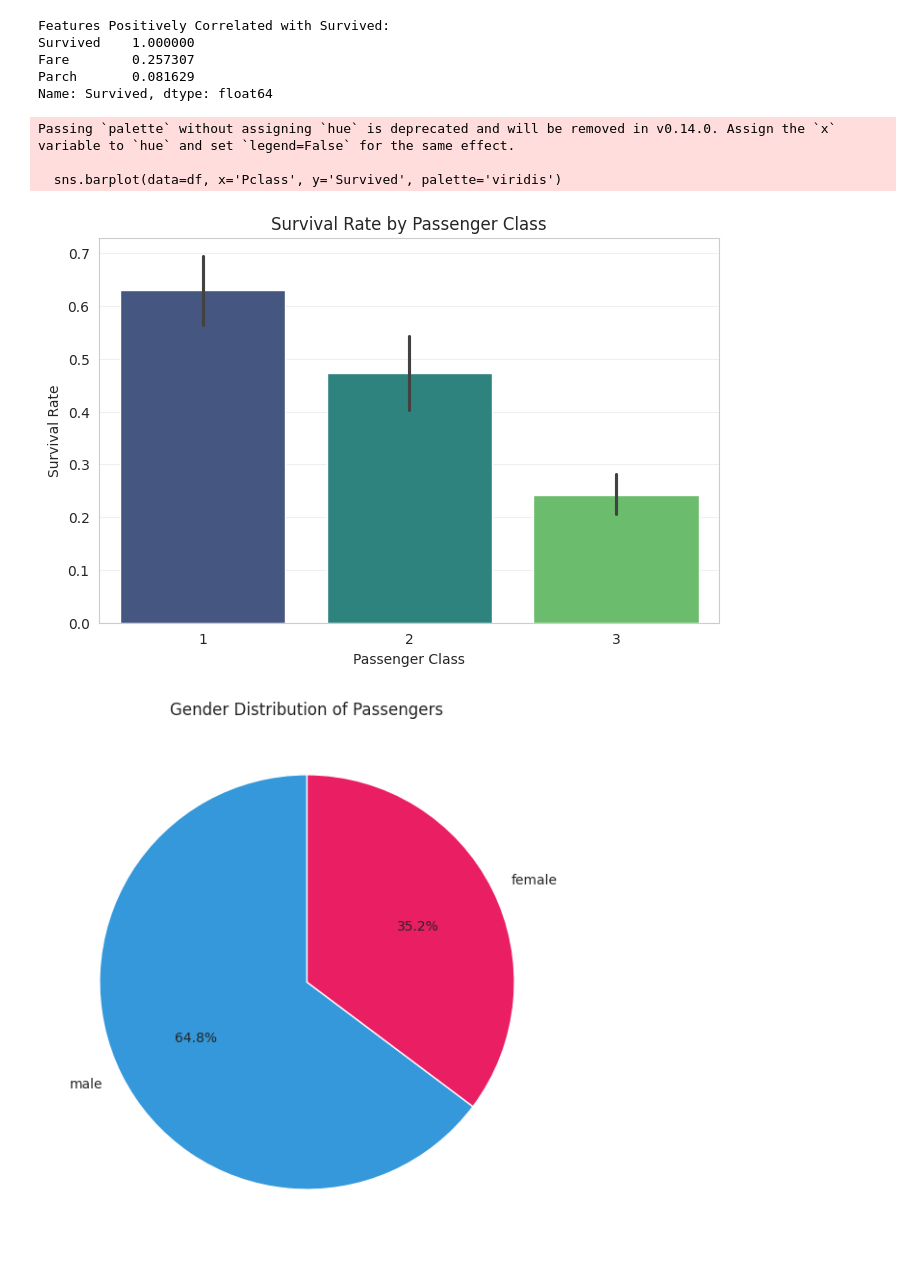
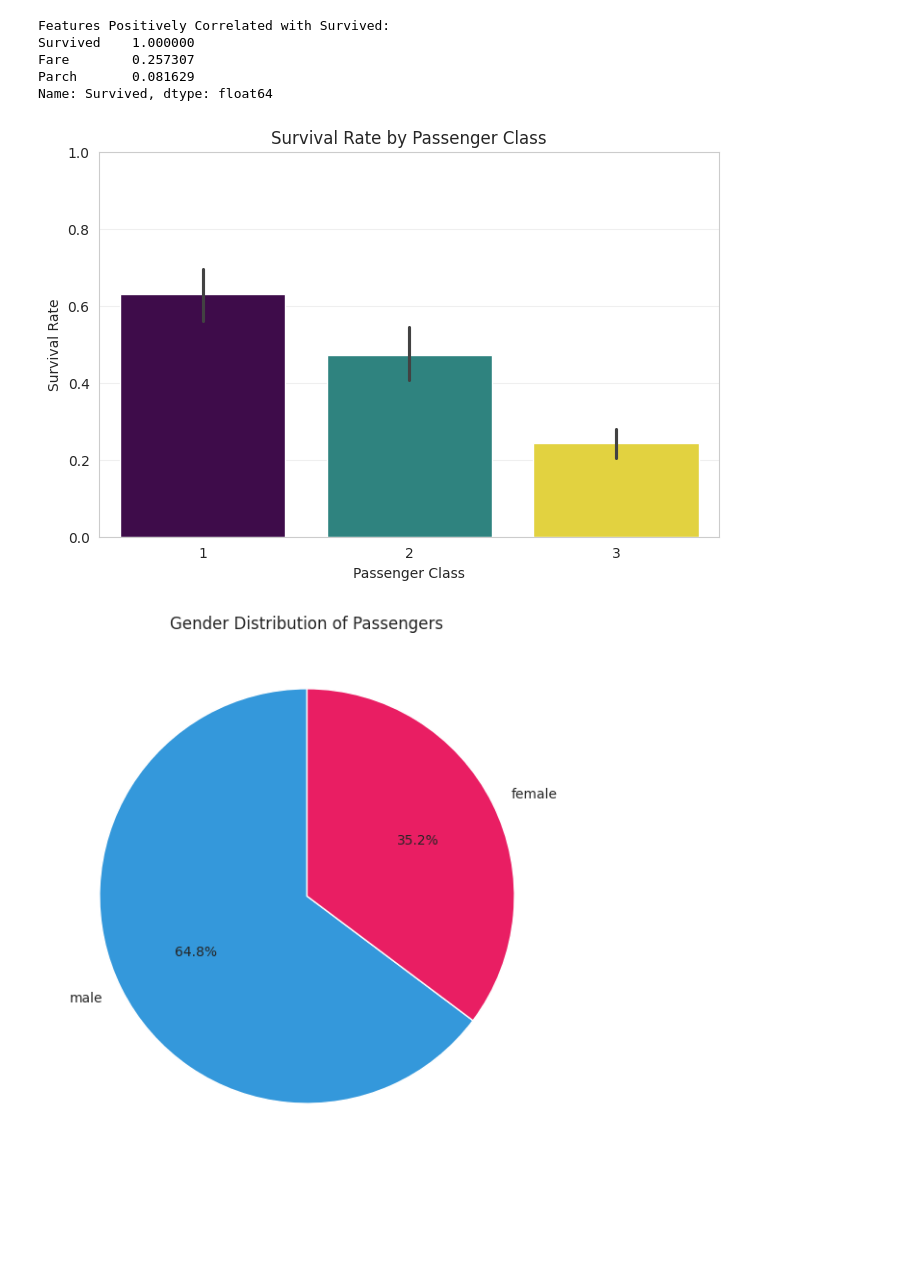
Before and after one commit to karinamomtaz-jpg/-Fractional_Knapsack, a Jupyter notebook: C231492_Titanic_Visualization.ipynb, the cells around one changed output. Saved outputs shown, nothing was run; the diff lists cells and outputs as text; code cells hidden in the pictures; blank space fills up the shorter version.

```diff
--- a/C231492_Titanic_Visualization.ipynb
+++ b/C231492_Titanic_Visualization.ipynb
@@ -195,18 +197,17 @@ Name: Survived, dtype: float64
 # %%
 plt.figure(figsize=(8, 5))
 
-sns.barplot(data=df, x='Pclass', y='Survived', palette='viridis')
+sns.barplot(data=df, x='Pclass', y='Survived',
+            palette='viridis', hue='Pclass', legend=False)
 
 plt.title('Survival Rate by Passenger Class')
 plt.xlabel('Passenger Class')
 plt.ylabel('Survival Rate')
+plt.ylim(0, 1)
 plt.grid(axis='y', alpha=0.3)
 plt.show()
 # %% [output]
-Passing `palette` without assigning `hue` is deprecated and will be removed in v0.14.0. Assign the `x` variable to `hue` and set `legend=False` for the same effect.
-
-  sns.barplot(data=df, x='Pclass', y='Survived', palette='viridis')
-[figure, old version]
+[figure, new version]
 # %%
 sex_counts = df['Sex'].value_counts()
 
```
Also changed, not shown: parts of 3 cells of this notebook.
